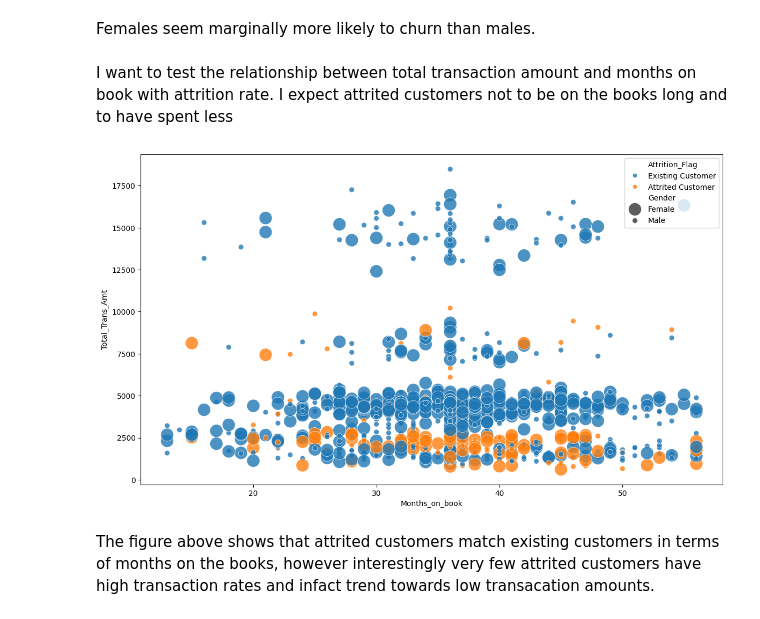
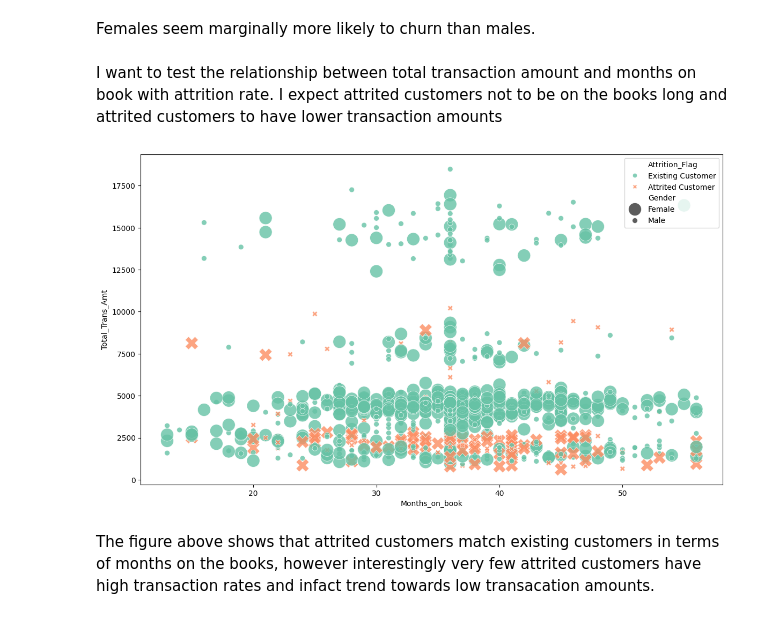
Before and after one commit to Janeweightman/Credit-card-churn-analysis, a Jupyter notebook: jupyter_notebooks/Visualisations.ipynb, the cells around one changed output. Drawn from its saved outputs; the diff is of its cells as text; code cells hidden in the pictures.

```diff
--- a/jupyter_notebooks/Visualisations.ipynb
+++ b/jupyter_notebooks/Visualisations.ipynb
@@ -46,15 +46,16 @@ fig.show()
 # %% [markdown]
 Females seem marginally more likely to churn than males.
 # %% [markdown]
-I want to test the relationship between total transaction amount and months on book with attrition rate. I expect attrited customers not to be on the books long and to have spent less
+I want to test the relationship between total transaction amount and months on book with attrition rate. I expect attrited customers not to be on the books long and attrited customers to have lower transaction amounts
 # %%
 fig, axes = plt.subplots(figsize=(14,8))
 sns.scatterplot(data=df, x='Months_on_book', y='Total_Trans_Amt',
                 hue='Attrition_Flag',
+                style='Attrition_Flag', palette='Set2',
                 size='Gender', sizes=(50, 300),
                 alpha=0.8)
 plt.show()
 # %% [output]
-[figure, old version]
+[figure, new version]
 # %% [markdown]
 The figure above shows that attrited customers match existing customers in terms of months on the books, however interestingly very few attrited customers have high transaction rates and infact trend towards low transacation amounts.
```
Also changed, not shown: parts of 1 cell of this notebook, 2 other files.
